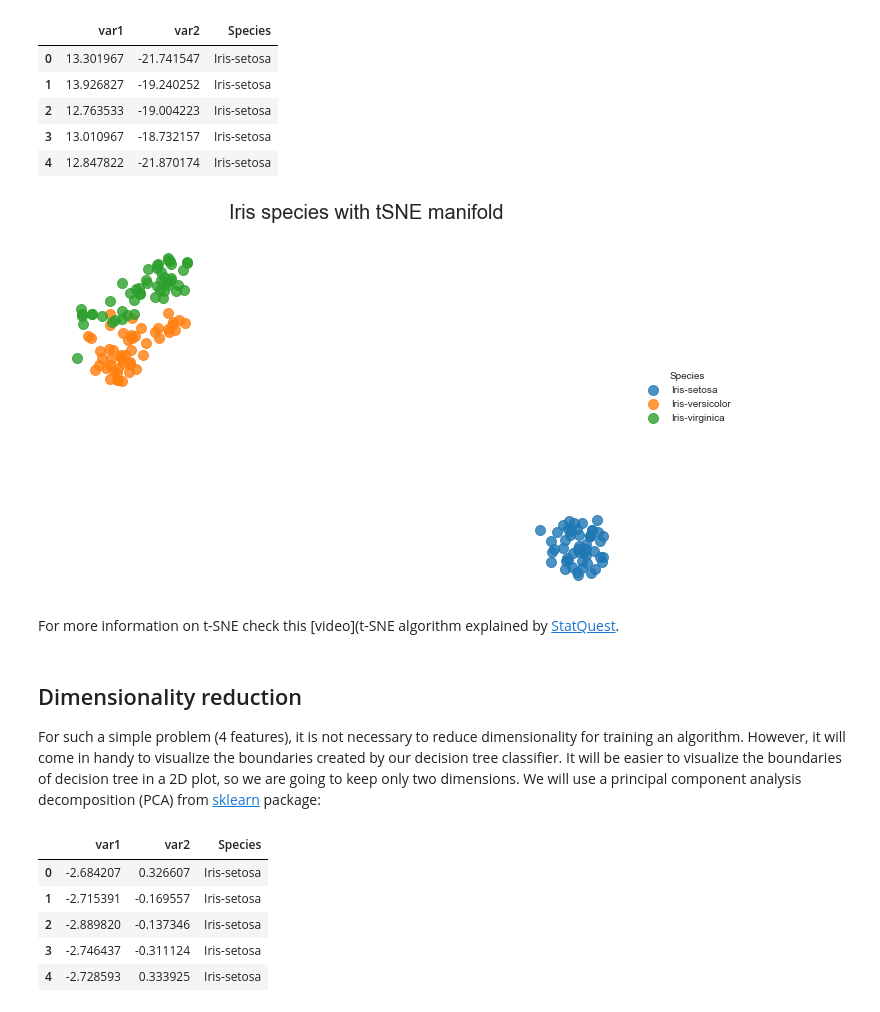
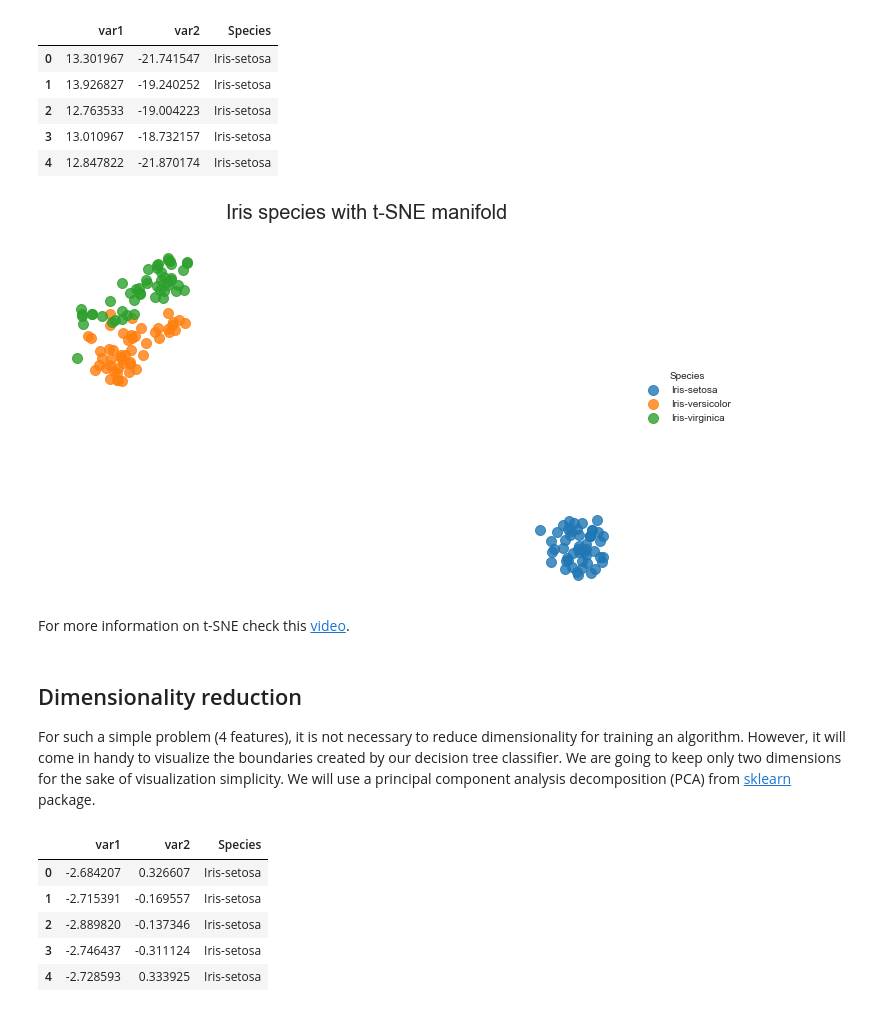
Before and after one commit to ccampguilhem/Udacity-MachineLearning, a Jupyter notebook: M01-SupervisedLearning/SL01-DecisionTrees/iris_dataset_classification.ipynb, the cells around one changed output. Drawn from its saved outputs; the diff is of its cells as text; code cells hidden in the pictures.

```diff
--- a/M01-SupervisedLearning/SL01-DecisionTrees/iris_dataset_classification.ipynb
+++ b/M01-SupervisedLearning/SL01-DecisionTrees/iris_dataset_classification.ipynb
@@ -188,19 +190,19 @@ df_proj.head()
 # %%
 ax = sns.lmplot(x="var1", y="var2", hue="Species", data=df_proj, size=6, aspect=1.5, fit_reg=False,
                scatter_kws={"s": 100})
-ax.fig.suptitle("Iris species with tSNE manifold", fontsize=20)
+ax.fig.suptitle("Iris species with t-SNE manifold", fontsize=20)
 ax.fig.subplots_adjust(top=0.9);
 ax.fig.axes[0].get_xaxis().set_visible(False)
 ax.fig.axes[0].get_yaxis().set_visible(False)
 ax.fig.axes[0].set_frame_on(False)
 # %% [output]
-[figure, old version]
+[figure, new version]
 # %% [markdown]
-For more information on t-SNE check this [video](t-SNE algorithm explained by [StatQuest](https://www.youtube.com/watch?v=NEaUSP4YerM).
+For more information on t-SNE check this [video](https://www.youtube.com/watch?v=NEaUSP4YerM).
 # %% [markdown]
 ## Dimensionality reduction
 
-For such a simple problem (4 features), it is not necessary to reduce dimensionality for training an algorithm. However, it will come in handy to visualize the boundaries created by our decision tree classifier. It will be easier to visualize the boundaries of decision tree in a 2D plot, so we are going to keep only two dimensions. We will use a principal component analysis decomposition (PCA) from [sklearn](http://scikit-learn.org/stable/modules/generated/sklearn.decomposition.PCA.html#sklearn.decomposition.PCA) package:
+For such a simple problem (4 features), it is not necessary to reduce dimensionality for training an algorithm. However, it will come in handy to visualize the boundaries created by our decision tree classifier. We are going to keep only two dimensions for the sake of visualization simplicity. We will use a principal component analysis decomposition (PCA) from [sklearn](http://scikit-learn.org/stable/modules/generated/sklearn.decomposition.PCA.html#sklearn.decomposition.PCA) package.
 # %%
 from sklearn.decomposition import PCA
 pca = PCA(n_components=2)
```
Also changed, not shown: parts of 15 cells of this notebook, 4 other files.
